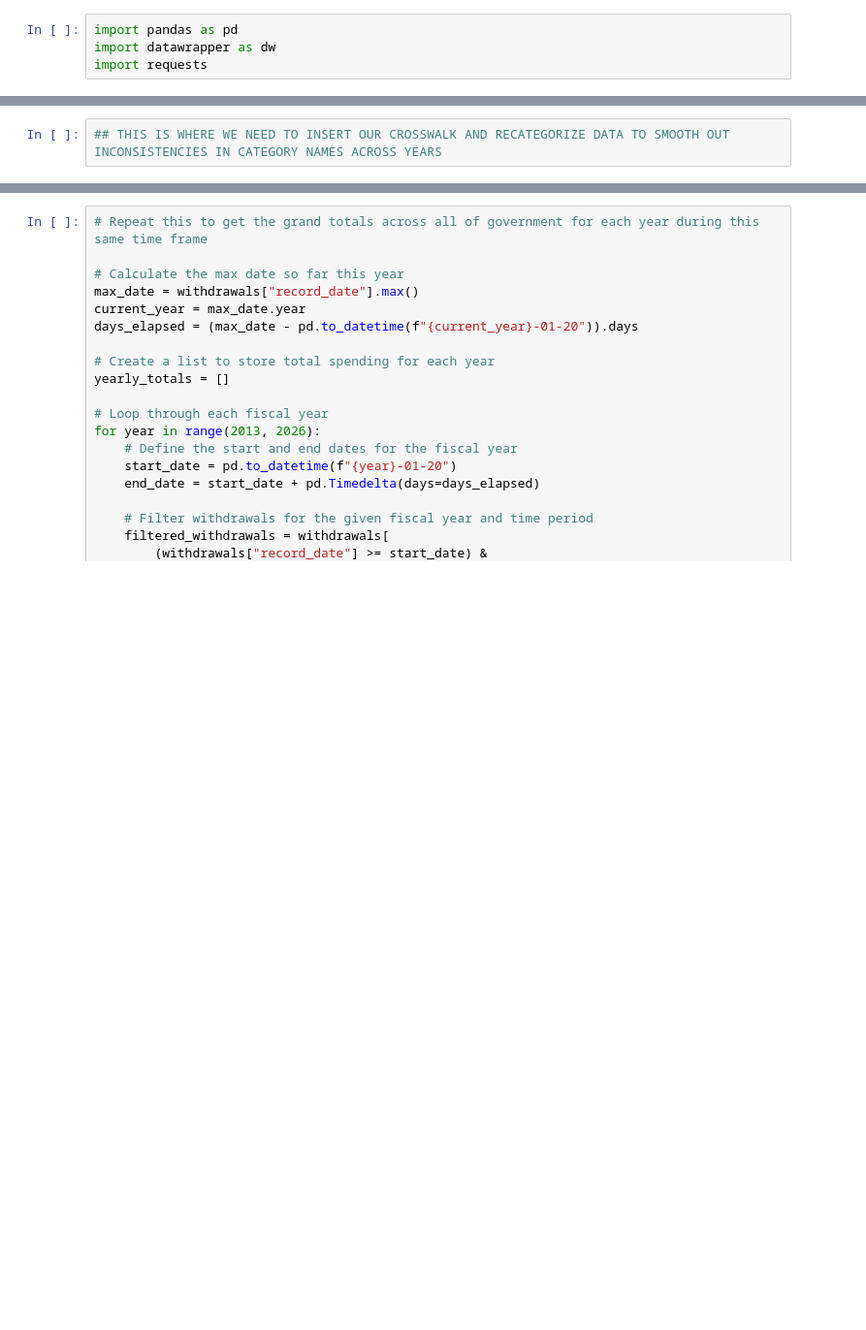
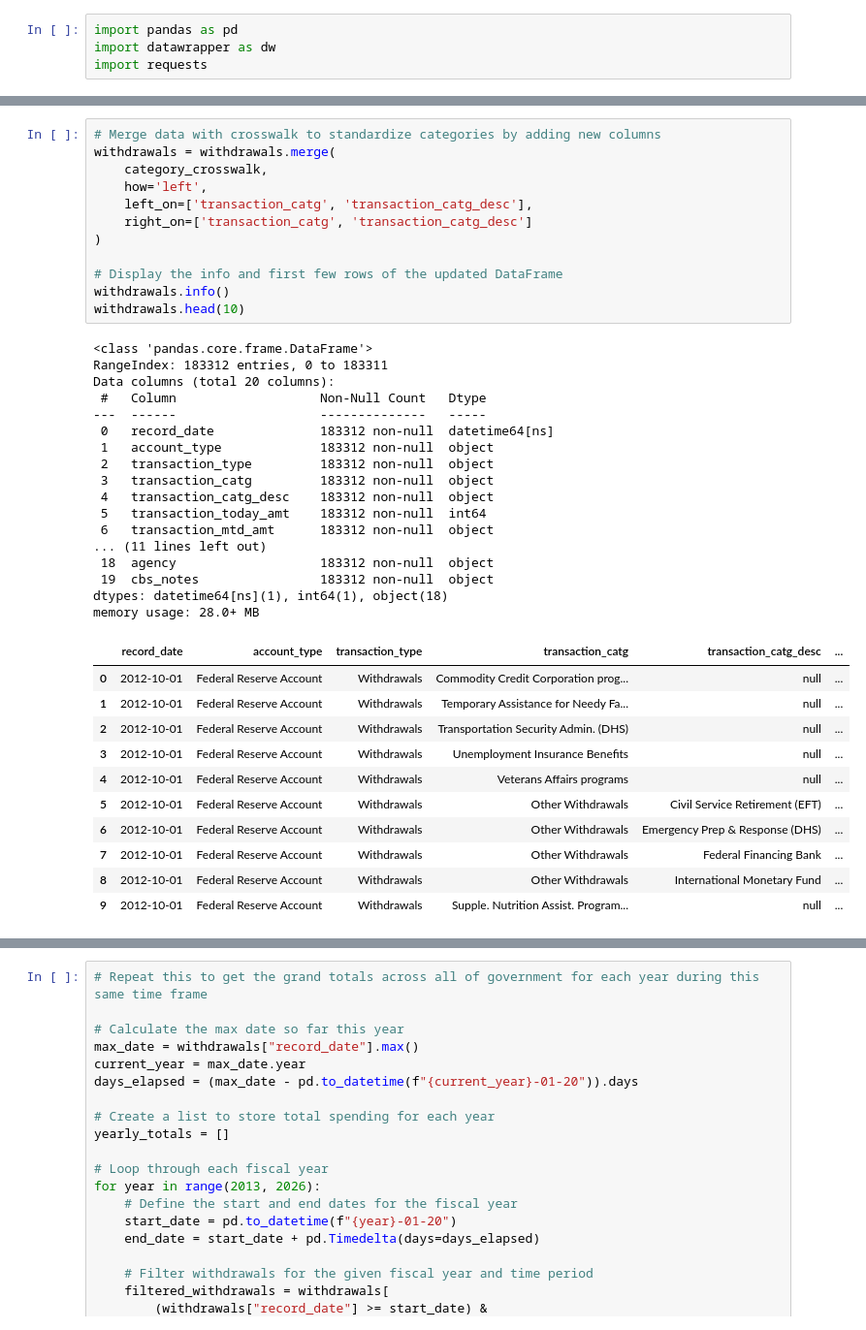
Before and after one commit to jkelly3rd/fed_spend, a Jupyter notebook: 02_spending_tracker_analysis.ipynb, the cells around one changed output, grey strips where cells are left out. Shown at 97% size. Cells and saved outputs as stored; diff of their text form; blank space fills up the shorter version.

```diff
--- a/02_spending_tracker_analysis.ipynb
+++ b/02_spending_tracker_analysis.ipynb
@@ -49,2 +74,41 @@ memory usage: 25.2+ MB
 # %%
-## THIS IS WHERE WE NEED TO INSERT OUR CROSSWALK AND RECATEGORIZE DATA TO SMOOTH OUT INCONSISTENCIES IN CATEGORY NAMES ACROSS YEARS
+# Merge data with crosswalk to standardize categories by adding new columns
+withdrawals = withdrawals.merge(
+    category_crosswalk,
+    how='left',
+    left_on=['transaction_catg', 'transaction_catg_desc'],
+    right_on=['transaction_catg', 'transaction_catg_desc']
+)
+
+# Display the info and first few rows of the updated DataFrame
+withdrawals.info()
+withdrawals.head(10)
+# %% [output]
+<class 'pandas.core.frame.DataFrame'>
+RangeIndex: 183312 entries, 0 to 183311
+Data columns (total 20 columns):
+ #   Column                   Non-Null Count   Dtype
+---  ------                   --------------   -----
+ 0   record_date              183312 non-null  datetime64[ns]
+ 1   account_type             183312 non-null  object
+ 2   transaction_type         183312 non-null  object
+ 3   transaction_catg         183312 non-null  object
+ 4   transaction_catg_desc    183312 non-null  object
+ 5   transaction_today_amt    183312 non-null  int64
+ 6   transaction_mtd_amt      183312 non-null  object
+... (11 lines left out)
+ 18  agency                   183312 non-null  object
+ 19  cbs_notes                183312 non-null  object
+dtypes: datetime64[ns](1), int64(1), object(18)
+memory usage: 28.0+ MB
+|  | record_date | account_type | transaction_type | transaction_catg | transaction_catg_desc | ... |
+| 0 | 2012-10-01 | Federal Reserve Account | Withdrawals | Commodity Credit Corporation prog... | null | ... |
+| 1 | 2012-10-01 | Federal Reserve Account | Withdrawals | Temporary Assistance for Needy Fa... | null | ... |
+| 2 | 2012-10-01 | Federal Reserve Account | Withdrawals | Transportation Security Admin. (DHS) | null | ... |
+| 3 | 2012-10-01 | Federal Reserve Account | Withdrawals | Unemployment Insurance Benefits | null | ... |
+| 4 | 2012-10-01 | Federal Reserve Account | Withdrawals | Veterans Affairs programs | null | ... |
+| 5 | 2012-10-01 | Federal Reserve Account | Withdrawals | Other Withdrawals | Civil Service Retirement (EFT) | ... |
+| 6 | 2012-10-01 | Federal Reserve Account | Withdrawals | Other Withdrawals | Emergency Prep & Response (DHS) | ... |
+| 7 | 2012-10-01 | Federal Reserve Account | Withdrawals | Other Withdrawals | Federal Financing Bank | ... |
+| 8 | 2012-10-01 | Federal Reserve Account | Withdrawals | Other Withdrawals | International Monetary Fund | ... |
+| 9 | 2012-10-01 | Federal Reserve Account | Withdrawals | Supple. Nutrition Assist. Program... | null | ... |
```
Also changed, not shown: parts of 7 cells of this notebook, 1 other file.
